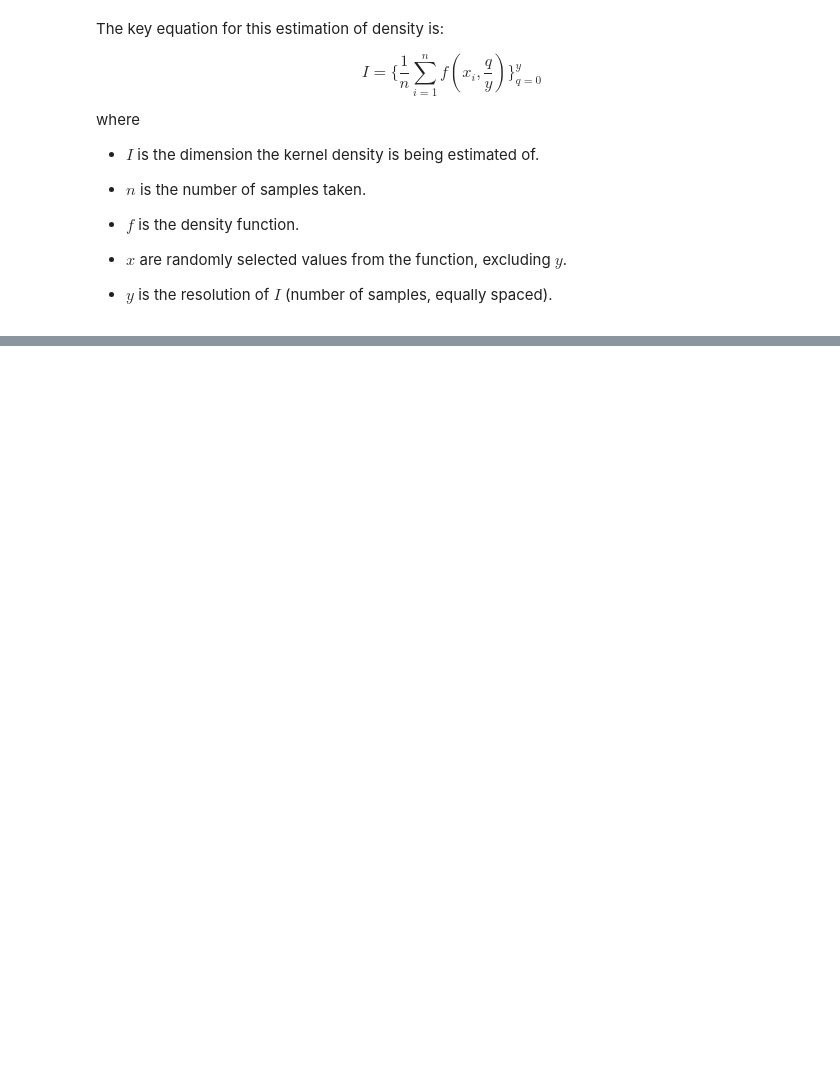
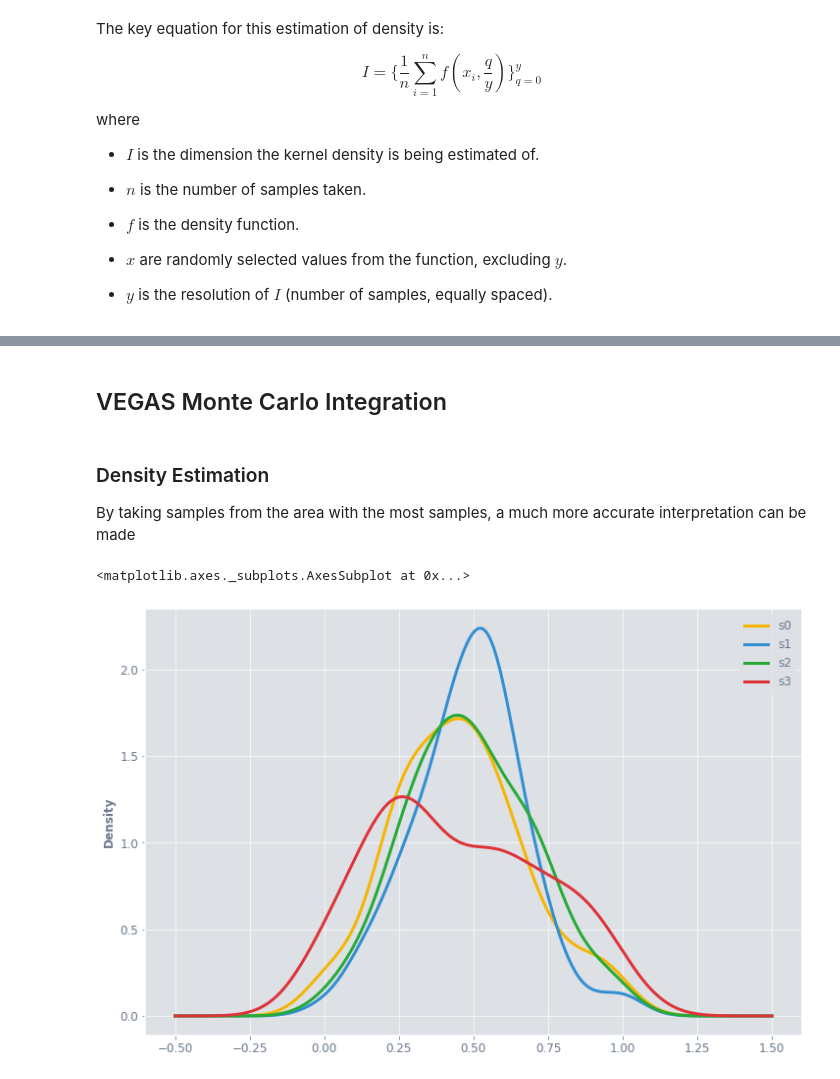
Before and after one commit to Ekrekr/ldr, a Jupyter notebook: introduction.ipynb, the cells around one changed output, grey strips where cells are left out. Saved outputs shown, nothing was run; the diff lists cells and outputs as text; code cells hidden in the pictures; blank space fills up the shorter version.

```diff
--- a/introduction.ipynb
+++ b/introduction.ipynb
@@ -198,0 +207,10 @@ plt.colorbar();
+# %% [markdown]
+## VEGAS Monte Carlo Integration
+# %% [markdown]
+### Density Estimation
+By taking samples from the area with the most samples, a much more accurate interpretation can be made
+# %%
+scaled.plot.density()
+# %% [output]
+<matplotlib.axes._subplots.AxesSubplot at 0x...>
+[figure, added]
```
Also changed, not shown: parts of 24 cells of this notebook, 1 other file.
